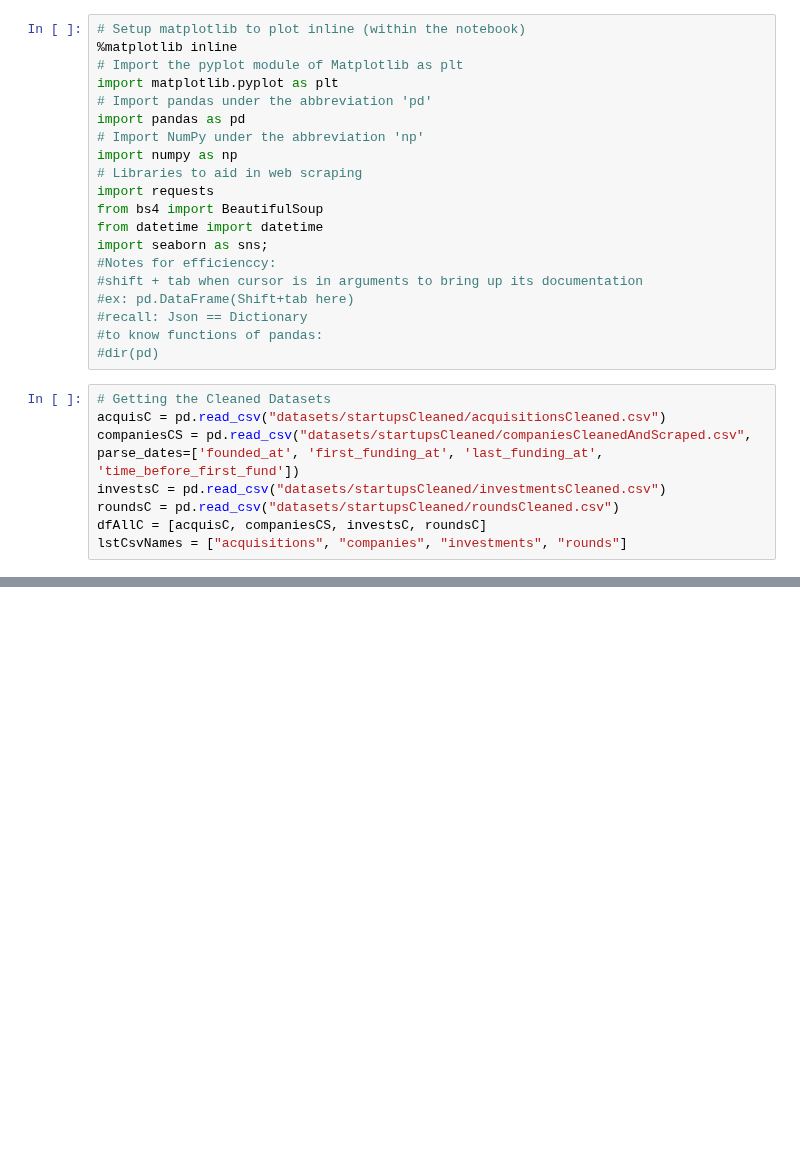
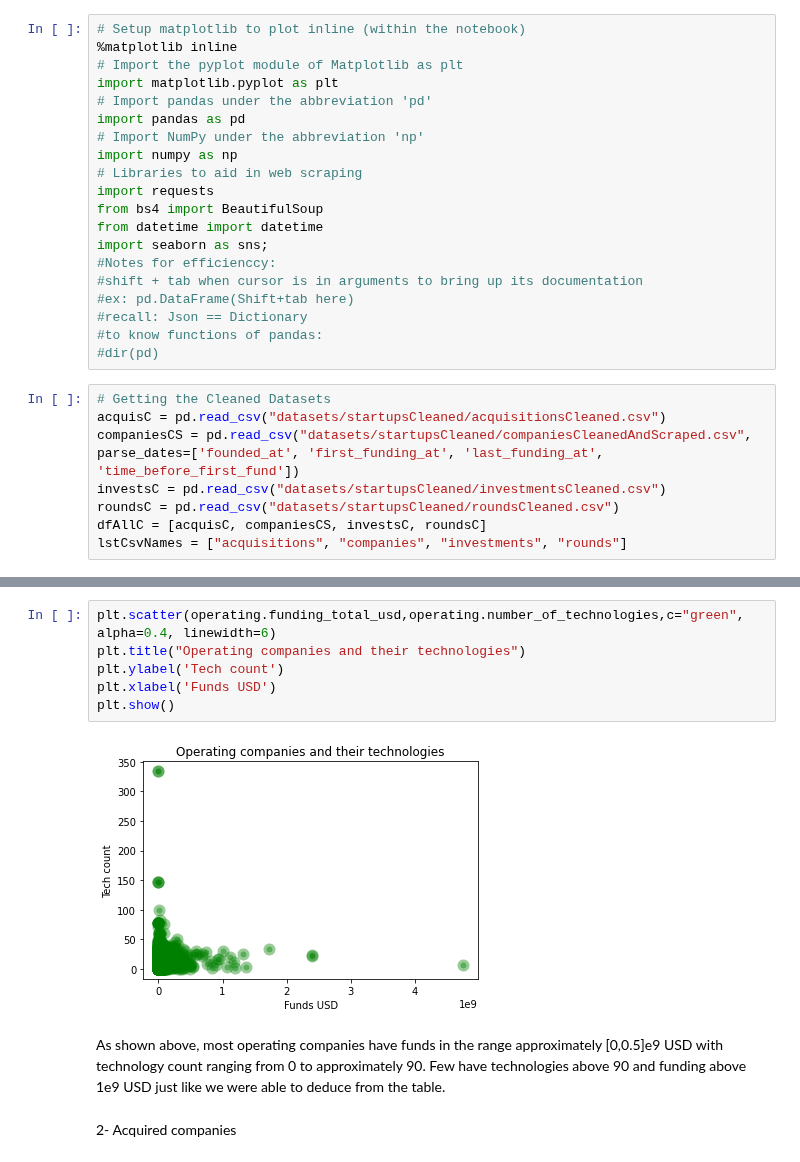
Before and after one commit to OdyAsh/StartupCompanies, a Jupyter notebook: Aisha-Startup-Companies.ipynb, the cells around one changed output, grey strips where cells are left out. Drawn from its saved outputs; the diff is of its cells as text; blank space fills up the shorter version.

```diff
--- a/Aisha-Startup-Companies.ipynb
+++ b/Aisha-Startup-Companies.ipynb
@@ -34,0 +77,12 @@ STATE THE QUESTION AGAIN
+# %%
+plt.scatter(operating.funding_total_usd,operating.number_of_technologies,c="green", alpha=0.4, linewidth=6)
+plt.title("Operating companies and their technologies")
+plt.ylabel('Tech count')
+plt.xlabel('Funds USD')
+plt.show()
+# %% [output]
+[figure, added]
+# %% [markdown]
+As shown above, most operating companies have funds in the range approximately [0,0.5]e9 USD with technology count ranging from 0 to approximately 90. Few have technologies above 90 and funding above 1e9 USD just like we were able to deduce from the table.
+# %% [markdown]
+2- Acquired companies
```
Also changed, not shown: parts of 21 cells of this notebook, 10 other files.
